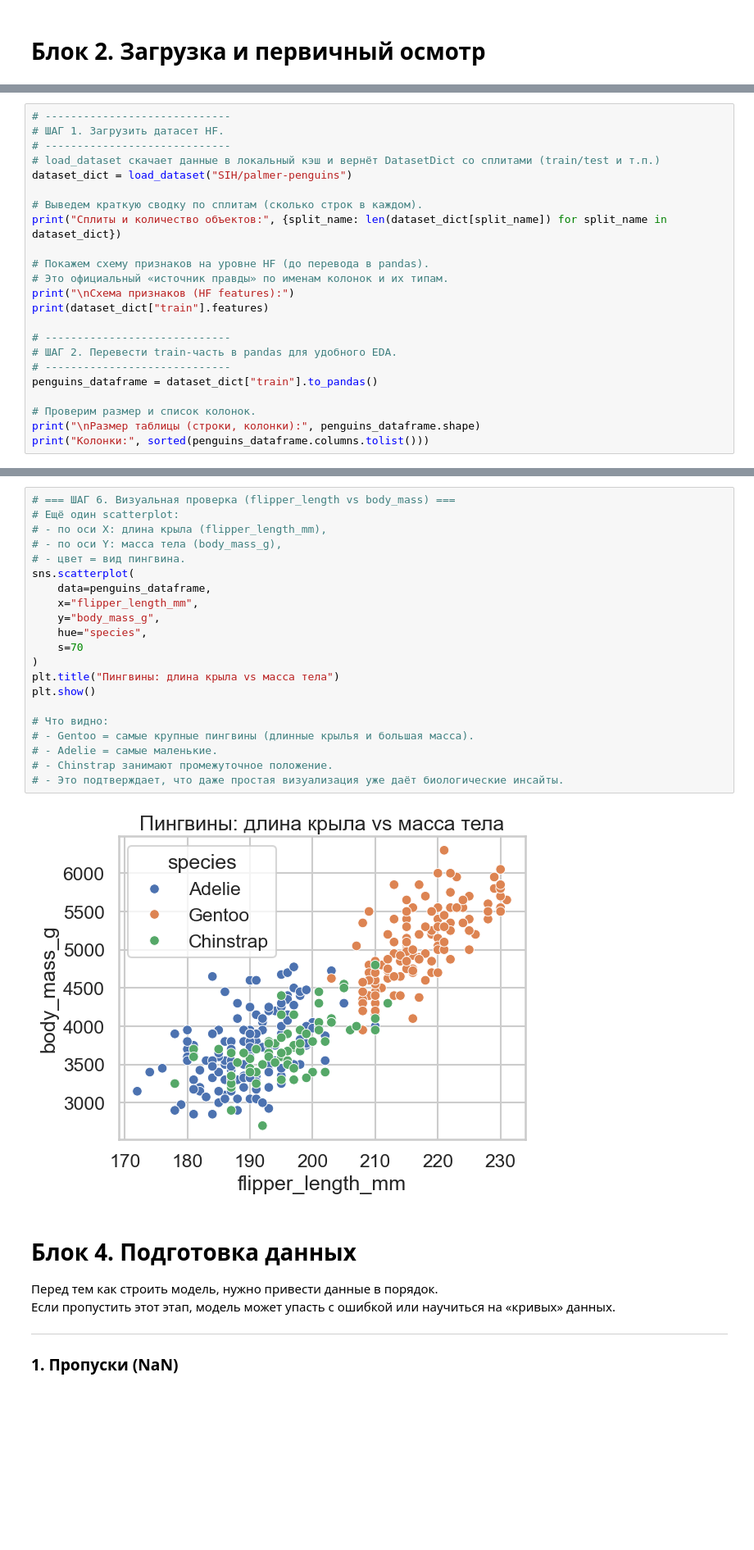
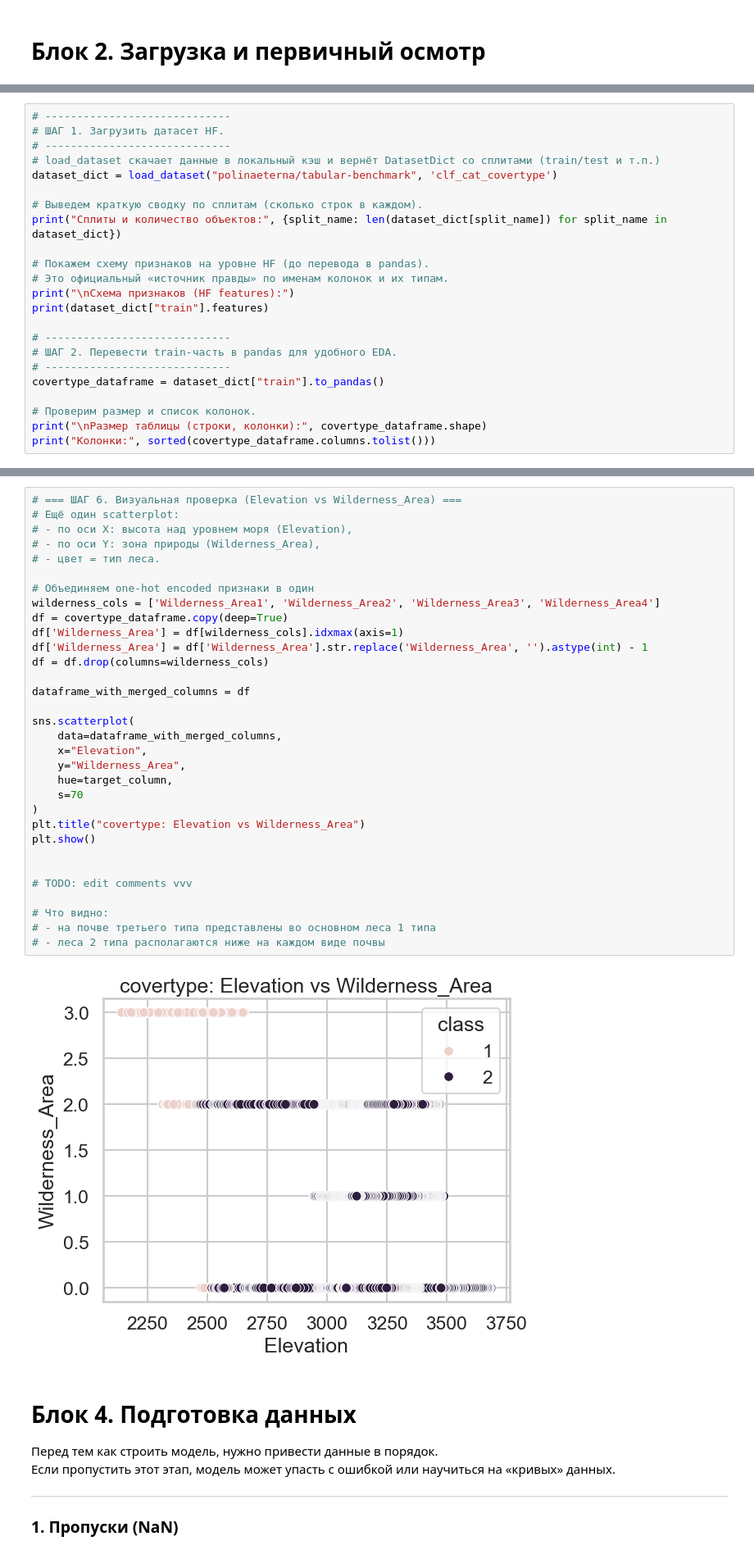
Before and after one commit to MiSTeR1995/Intro_in_ML, a Jupyter notebook: practice_1/1.ipynb, the cells around one changed output, grey strips where cells are left out. Shown at 82% size. Drawn from its saved outputs; the diff is of its cells as text; blank space fills up the shorter version.

```diff
--- a/practice_1/1.ipynb
+++ b/practice_1/1.ipynb
@@ -55,7 +43,7 @@ sns.set_theme(context="talk", style="whitegrid")
 # ШАГ 1. Загрузить датасет HF.
 # -----------------------------
 # load_dataset скачает данные в локальный кэш и вернёт DatasetDict со сплитами (train/test и т.п.)
-dataset_dict = load_dataset("SIH/palmer-penguins")
+dataset_dict = load_dataset("polinaeterna/tabular-benchmark", 'clf_cat_covertype')
 
 # Выведем краткую сводку по сплитам (сколько строк в каждом).
 print("Сплиты и количество объектов:", {split_name: len(dataset_dict[split_name]) for split_name in dataset_dict})
@@ -68,9 +56,9 @@ print(dataset_dict["train"].features)
 # -----------------------------
 # ШАГ 2. Перевести train-часть в pandas для удобного EDA.
 # -----------------------------
-penguins_dataframe = dataset_dict["train"].to_pandas()
+covertype_dataframe = dataset_dict["train"].to_pandas()
 
 # Проверим размер и список колонок.
-print("\nРазмер таблицы (строки, колонки):", penguins_dataframe.shape)
-print("Колонки:", sorted(penguins_dataframe.columns.tolist()))
+print("\nРазмер таблицы (строки, колонки):", covertype_dataframe.shape)
+print("Колонки:", sorted(covertype_dataframe.columns.tolist()))
 # %% [output]
@@ -308,26 +290,37 @@ Name: proportion, dtype: float64
 # %%
-# === ШАГ 6. Визуальная проверка (flipper_length vs body_mass) ===
+# === ШАГ 6. Визуальная проверка (Elevation vs Wilderness_Area) ===
 # Ещё один scatterplot:
-# - по оси X: длина крыла (flipper_length_mm),
-# - по оси Y: масса тела (body_mass_g),
-# - цвет = вид пингвина.
+# - по оси X: высота над уровнем моря (Elevation),
+# - по оси Y: зона природы (Wilderness_Area),
+# - цвет = тип леса.
+
+# Объединяем one-hot encoded признаки в один
+wilderness_cols = ['Wilderness_Area1', 'Wilderness_Area2', 'Wilderness_Area3', 'Wilderness_Area4']
+df = covertype_dataframe.copy(deep=True)
+df['Wilderness_Area'] = df[wilderness_cols].idxmax(axis=1)
+df['Wilderness_Area'] = df['Wilderness_Area'].str.replace('Wilderness_Area', '').astype(int) - 1
+df = df.drop(columns=wilderness_cols)
+
+dataframe_with_merged_columns = df
+
 sns.scatterplot(
-    data=penguins_dataframe,
-    x="flipper_length_mm",
-    y="body_mass_g",
-    hue="species",
+    data=dataframe_with_merged_columns,
+    x="Elevation",
+    y="Wilderness_Area",
+    hue=target_column,
     s=70
 )
-plt.title("Пингвины: длина крыла vs масса тела")
+plt.title("covertype: Elevation vs Wilderness_Area")
 plt.show()
 
+
+# TODO: edit comments vvv
+
 # Что видно:
-# - Gentoo = самые крупные пингвины (длинные крылья и большая масса).
-# - Adelie = самые маленькие.
-# - Chinstrap занимают промежуточное положение.
-# - Это подтверждает, что даже простая визуализация уже даёт биологические инсайты.
+# - на почве третьего типа представлены во основном леса 1 типа
+# - леса 2 типа располагаются ниже на каждом виде почвы
 # %% [output]
-[figure, old version]
+[figure, new version]
 # %% [markdown]
 # Блок 4. Подготовка данных
 
```
Also changed, not shown: parts of 19 cells of this notebook.
